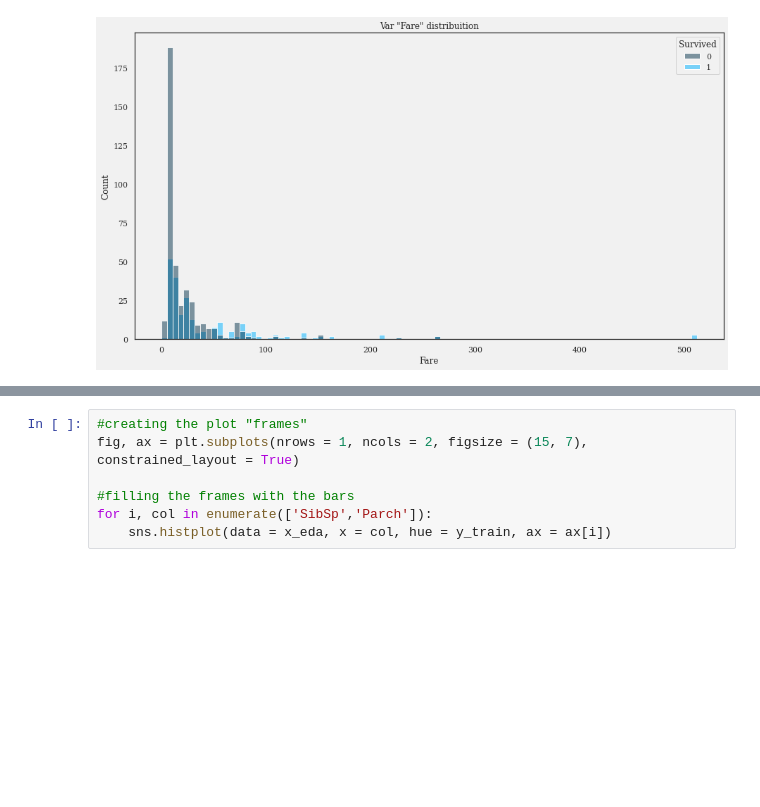
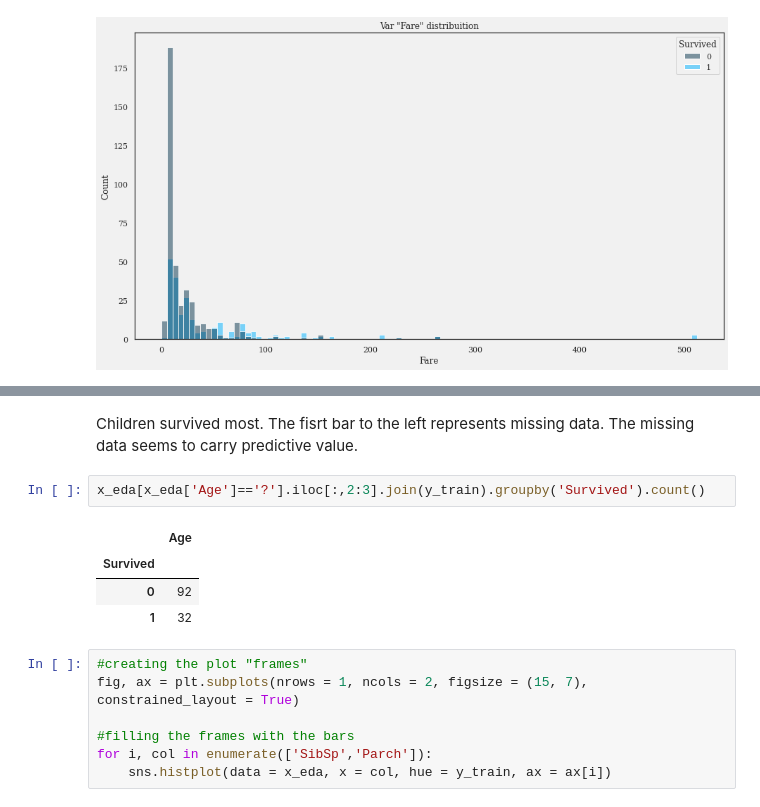
Before and after one commit to marcos-mansur/Kaggle_Titanic, a Jupyter notebook: Tico_notebook.ipynb, the cells around one changed output, grey strips where cells are left out. Cells and saved outputs as stored; diff of their text form; blank space fills up the shorter version.

```diff
--- a/Tico_notebook.ipynb
+++ b/Tico_notebook.ipynb
@@ -320,6 +385,15 @@ plt.title('Var "Age" distribuition')
 plt.show()
 # %% [output]
 [figure]
+# %% [markdown]
+Children survived most. The fisrt bar to the left represents missing data. The missing data seems to carry predictive value.
+# %%
+x_eda[x_eda['Age']=='?'].iloc[:,2:3].join(y_train).groupby('Survived').count()
+# %% [output]
+|  | Age |
+| Survived |  |
+| 0 | 92 |
+| 1 | 32 |
 # %%
 #creating the plot "frames"
 fig, ax = plt.subplots(nrows = 1, ncols = 2, figsize = (15, 7), constrained_layout = True)
```
Also changed, not shown: parts of 68 cells of this notebook.
